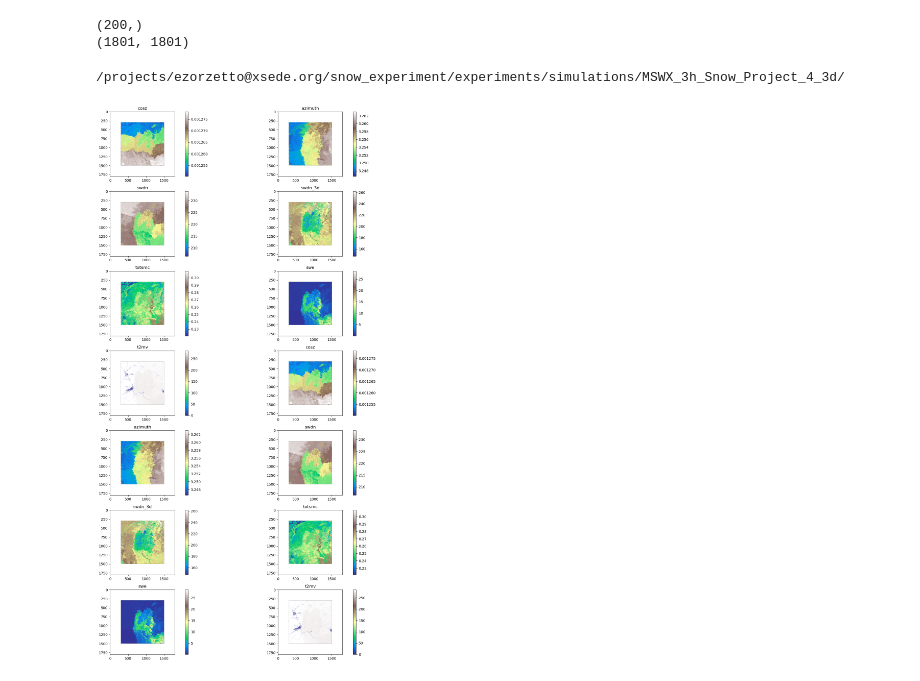
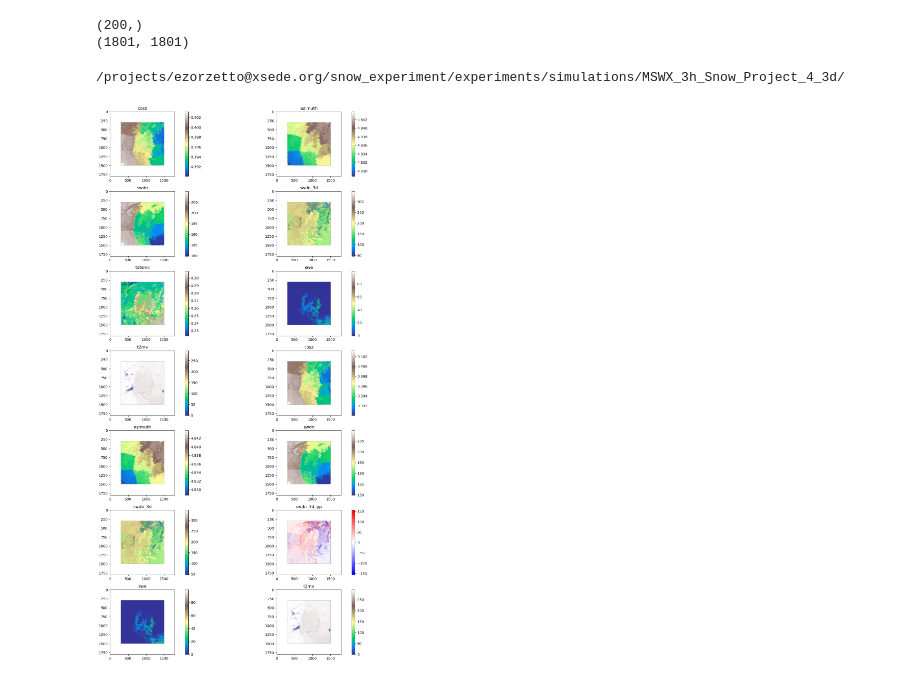
Before and after one commit to Bernard-collab/HydroBlocks, a Jupyter notebook: plot_hb_v1.ipynb, the cells around one changed output. Cells and saved outputs as stored; diff of their text form; code cells hidden in the pictures.

```diff
--- a/plot_hb_v1.ipynb
+++ b/plot_hb_v1.ipynb
@@ -139,9 +139,17 @@ Contents of group: 'metadata'
 [0. 3. 6. 9.]
 [8700. 8703. 8706. 8709.]
 # %%
-print(times[:5])
+print(times[:10])
 print(times[-5:])
 print(len(times))
+
+# index8am = (times.dt.hour >= 7) & (times.dt.hour <= 9) & (times.dt.month == 5)
+index8am = (times.dt.hour >= 16) & (times.dt.hour <= 18) & (times.dt.month == 5)
+times8am = times[index8am]
+print(len(times8am))
+
+print(times8am[:10])
+print(times8am[-5:])
 # %% [output]
 0   2013-12-31 17:00:00-07:00
 1   2013-12-31 20:00:00-07:00
@@ -172,6 +184,7 @@ import sys
 import matplotlib.pyplot as plt
 import rasterio
 import os
+import matplotlib.colors as colors
 
 # @numba.jit()
 def place_data(tmp, model, hrus, cids, val):
@@ -190,7 +203,7 @@ print(path)
 
 
 var2plot = ["cosz", "azimuth", "swdn", "swdn_3d", "totsmc", "swe", "t2mv",
-                "cosz", "azimuth", "swdn", "swdn_3d", "totsmc", "swe", "t2mv"]
+                "cosz", "azimuth", "swdn", "swdn_3d", "swdn_3d_pp", "swe", "t2mv"]
 
 hrus = gdal_tools.read_raster('/projects/ezorzetto@xsede.org/snow_experiment/experiments/simulations/MSWX_3h_Snow_Project_4_3d/postprocess/hrus.vrt')
 
@@ -213,38 +226,52 @@ for j, ax in enumerate(axes):
 
     for c in range(1, 2):
         fp = nc.Dataset(path + '/output_data/1/2014-01-01.nc')
-        if var in ["lwdown","swdown"]:
-            grp = fp.groups['meteorology']
+        if var in ["swdn_3d_pp"]:
+            grp = fp.groups['data']
+            data3d = np.array(grp.variables['swdn_3d'][:])
+            datapp = np.array(grp.variables['swdn'][:])
+            data = data3d - datapp
         else:
             grp = fp.groups['data']
+            data = np.array(grp.variables[var2plot[j]][:])
 
-        data = np.array(grp.variables[var2plot[j]][:])
 
-        data_ave = np.mean(data, axis=0)
+
+        data_sel = data[index8am,:]
+        data_ave = np.mean(data_sel, axis=0)
 
         final_map = place_data(tmp, data_ave, hrus, cids, int(c))
 
     # Mask out invalid values
     final_map = np.ma.masked_array(final_map, final_map == -9999)
     final_map[final_map==-9999] = np.nan
     # Plot in the corresponding subplot
     hru_path = "/projects/ezorzetto@xsede.org/snow_experiment/experiments/simulations/MSWX_3h_Snow_Project_4_3d/postprocess/hrus/1.tif"
     hru = rasterio.open(hru_path)
     im = ax.imshow(final_map, cmap='terrain')
+    if var in ["swdn_3d_pp"]:
+        mymin = np.abs(np.nanmin(final_map))
+        mymax = np.abs(np.nanmax(final_map))
+        diff_norm = colors.TwoSlopeNorm(
+            vmin=-max(mymin, mymax),
+            vcenter=0.0,
+            vmax= max(mymin, mymax)
+            )
+        im = ax.imshow(final_map, cmap='bwr', norm=diff_norm)
     ax.set_title(var2plot[j])  # Set the title for each subplot
     fig.colorbar(im, ax=ax)
 
 # Adjust layout to avoid overlap
 plt.tight_layout()
 plt.show()
 
 
 
 
 #
 # %% [output]
 /projects/ezorzetto@xsede.org/snow_experiment/experiments/simulations/MSWX_3h_Snow_Project_4_3d/
-[figure, old version]
+[figure, new version]
 # %%
  print(data.shape)
  print(tmp.shape)
```
Also changed, not shown: parts of 1 cell of this notebook.
